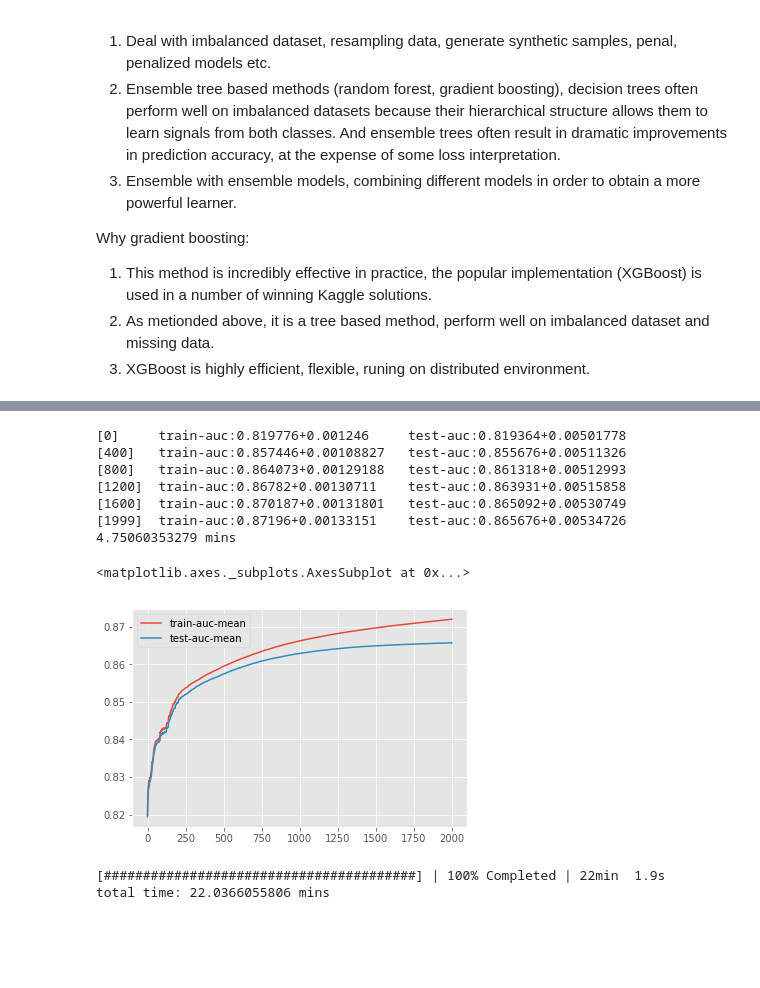
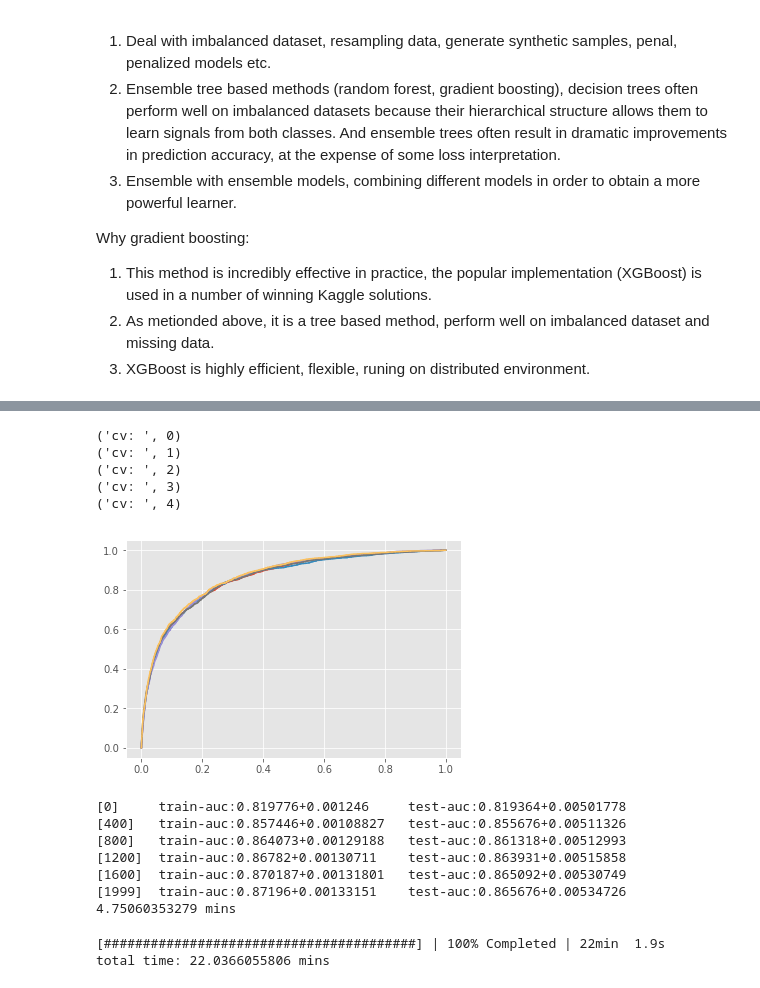
Before and after one commit to RuihaoQiu/Data-science-projects, a Jupyter notebook: Give-me-some-credit/GiveMeSomeCredit.ipynb, the cells around one changed output, grey strips where cells are left out. Drawn from its saved outputs; the diff is of its cells as text; code cells hidden in the pictures; blank space fills up the shorter version.

```diff
--- a/Give-me-some-credit/GiveMeSomeCredit.ipynb
+++ b/Give-me-some-credit/GiveMeSomeCredit.ipynb
@@ -246,3 +248,31 @@ xgb.plot_importance(bst)
+# %%
+from sklearn.model_selection import StratifiedKFold
+cv = StratifiedKFold(n_splits=5)
+
+xgbc = xgb.XGBClassifier(learning_rate=0.01,
+                    n_estimators=1000,
+                    objective='binary:logistic',
+                    subsample=0.5,
+                    max_depth=3,
+                    scale_pos_weight=ratio,
+                    n_jobs=-1)
+i = 0
+
+X, y = data.values, label.values
+for train, test in cv.split(X, y):
+    print("cv: ", i)
+    probas_ = xgbc.fit(X[train], y[train]).predict_proba(X[test])
+    fpr, tpr, _ = roc_curve(y[test], probas_[:,1])
+    roc_auc = roc_auc_score(y[test], probas_[:,1])
+    plt.plot(fpr, tpr, label='ROC fold %d (AUC = %0.2f)' % (i, roc_auc))
+    i += 1
+# %% [output]
+('cv: ', 0)
+('cv: ', 1)
+('cv: ', 2)
+('cv: ', 3)
+('cv: ', 4)
+[figure, added]
 # %%
 ## 5-folds cross validation
 
@@ -276,10 +306,9 @@ print elapsed/60, "mins"
 4.75060353279 mins
 # %%
 # auc vs. number_round
-results[["train-auc-mean", "test-auc-mean"]].plot()
+
+fig, ax = plt.subplots(1,1)
+results[["train-auc-mean", "test-auc-mean"]].plot(ax=ax)
-# %% [output]
-<matplotlib.axes._subplots.AxesSubplot at 0x...>
-[figure, removed]
 # %%
 ## hyperparameter tuning
 
```
Also changed, not shown: parts of 5 cells of this notebook, 4 other files.
